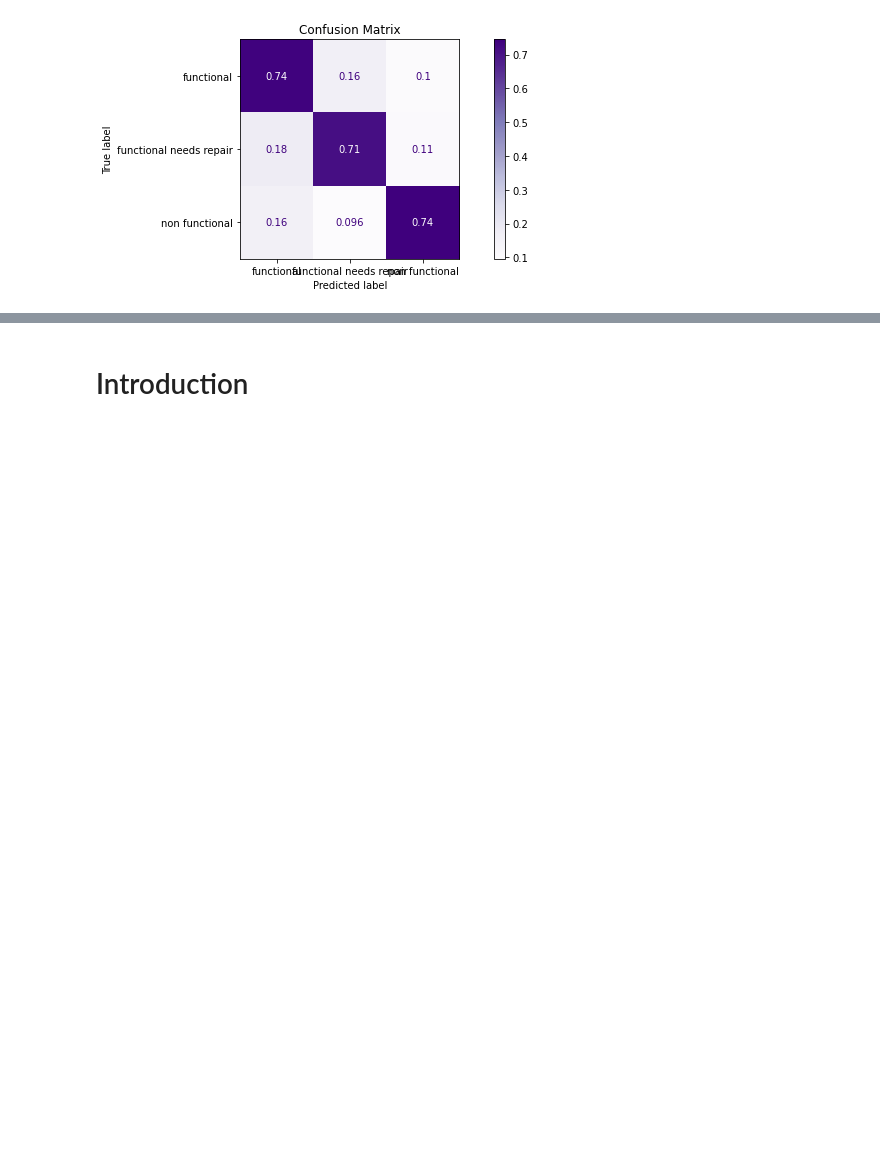
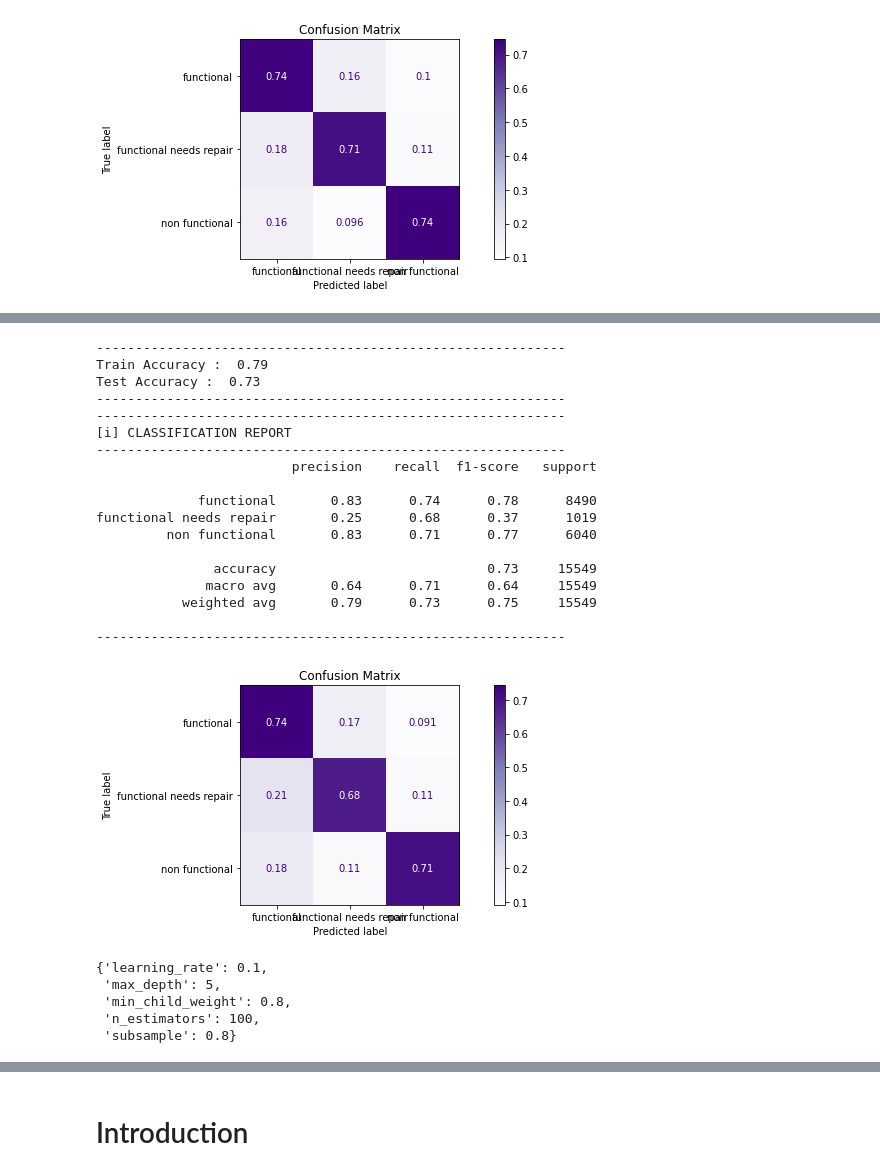
Before and after one commit to singsang2/Tanzanian-Water-Well-Project, a Jupyter notebook: student.ipynb, the cells around one changed output, grey strips where cells are left out. Saved outputs shown, nothing was run; the diff lists cells and outputs as text; code cells hidden in the pictures; blank space fills up the shorter version.

```diff
--- a/student.ipynb
+++ b/student.ipynb
@@ -980,0 +989,10 @@ models_2[0].get_params()
+# %%
+rf = RandomForestClassifier()
+param_rf = dict(criterion=['gini'],
+                 n_estimators=[350],
+                 class_weight=['balanced'],
+                 max_depth = [15],
+                 min_samples_split=[0.001])
+grid_rf_smote = GridSearchCV(rf, param_grid=param_rf, cv=3, n_jobs=-1, scoring='recall_macro')
+
+grid_rf_smote.fit(X_train_smote_tf, y_train_smote)
@@ -993,9 +1085,42 @@ grid_xgb.fit(X_train_tf, y_train)
 # %%
-xgb = XGBClassifier()
-param_xgb = dict(n_estimators=[100, 200, 300],
-                 learning_rate=[0.01, 0.05, 0.1],
-                 max_depth = [1, 3],
-                 gamma=[0.01, 0.05, 0.1])
-grid_xgb_smote = GridSearchCV(xgb, param_grid=param_rf, cv=3, n_jobs=-1, scoring='recall_macro')
+# from sklearn.model_selection import GridSearchCV
+xgb = XGBClassifier(objective='mutli:softmax', num_class=3)
+param_xgb = dict(n_estimators=[100],
+                 learning_rate=[0.1],
+                 max_depth = [5,],
+                 subsample=[0.8],
+                 min_child_weight=[0.8]
+                 )
+grid_xgb_smote = GridSearchCV(xgb, param_grid=param_xgb, n_jobs=-1, scoring='recall_macro')
 
 grid_xgb_smote.fit(X_train_smote_tf, y_train_smote)
+
+evaluate_clf_model(grid_xgb_smote.best_estimator_, X_train_smote_tf, y_train_smote, X_test_tf, y_test);
+# %% [output]
+------------------------------------------------------------
+Train Accuracy :  0.79
+Test Accuracy :  0.73
+------------------------------------------------------------
+------------------------------------------------------------
+[i] CLASSIFICATION REPORT
+------------------------------------------------------------
+                         precision    recall  f1-score   support
+
+             functional       0.83      0.74      0.78      8490
+functional needs repair       0.25      0.68      0.37      1019
+         non functional       0.83      0.71      0.77      6040
+
+               accuracy                           0.73     15549
+              macro avg       0.64      0.71      0.64     15549
+           weighted avg       0.79      0.73      0.75     15549
+
+------------------------------------------------------------
+[figure, added]
+# %%
+grid_xgb_smote.best_params_
+# %% [output]
+{'learning_rate': 0.1,
+ 'max_depth': 5,
+ 'min_child_weight': 0.8,
+ 'n_estimators': 100,
+ 'subsample': 0.8}
```
Also changed, not shown: parts of 39 cells of this notebook, 2 other files.
